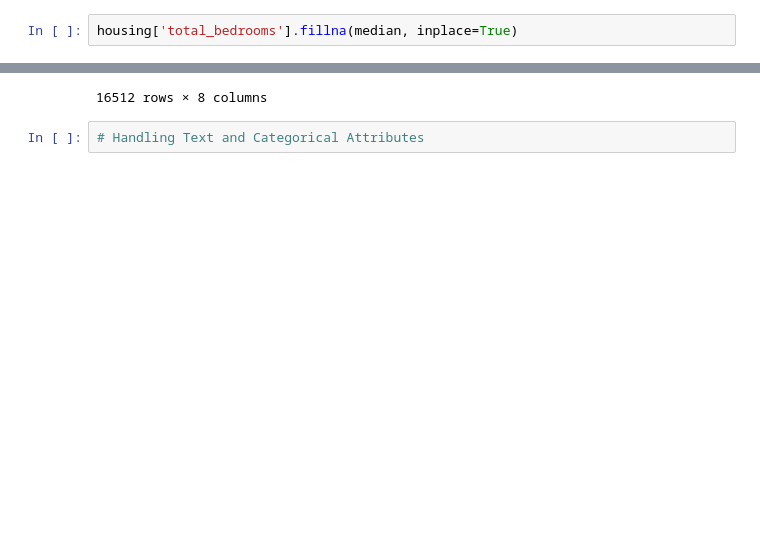
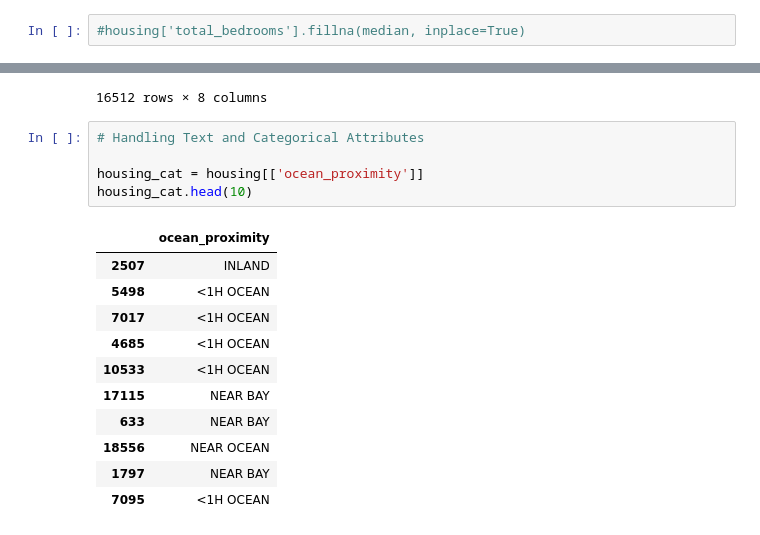
Before and after one commit to MuayThaiLegz/Financial-ML-, a Jupyter notebook: ml_RockFoundation.ipynb, the cells around one changed output, grey strips where cells are left out. Drawn from its saved outputs; the diff is of its cells as text; blank space fills up the shorter version.

```diff
--- a/ml_RockFoundation.ipynb
+++ b/ml_RockFoundation.ipynb
@@ -333,5 +335,5 @@ median = housing['total_bedrooms'].median() # option 3
 # %%
-housing['total_bedrooms'].fillna(median, inplace=True)
+#housing['total_bedrooms'].fillna(median, inplace=True)
 # %%
 """
 Scikit-Learn provides a handy class to take care of missing values.
@@ -393,3 +395,18 @@ housing_tr
 16512 rows × 8 columns
 # %%
 # Handling Text and Categorical Attributes
+
+housing_cat = housing[['ocean_proximity']]
+housing_cat.head(10)
+# %% [output]
+|  | ocean_proximity |
+| 2507 | INLAND |
+| 5498 | <1H OCEAN |
+| 7017 | <1H OCEAN |
+| 4685 | <1H OCEAN |
+| 10533 | <1H OCEAN |
+| 17115 | NEAR BAY |
+| 633 | NEAR BAY |
+| 18556 | NEAR OCEAN |
+| 1797 | NEAR BAY |
+| 7095 | <1H OCEAN |
```
Also changed, not shown: parts of 39 cells of this notebook.
